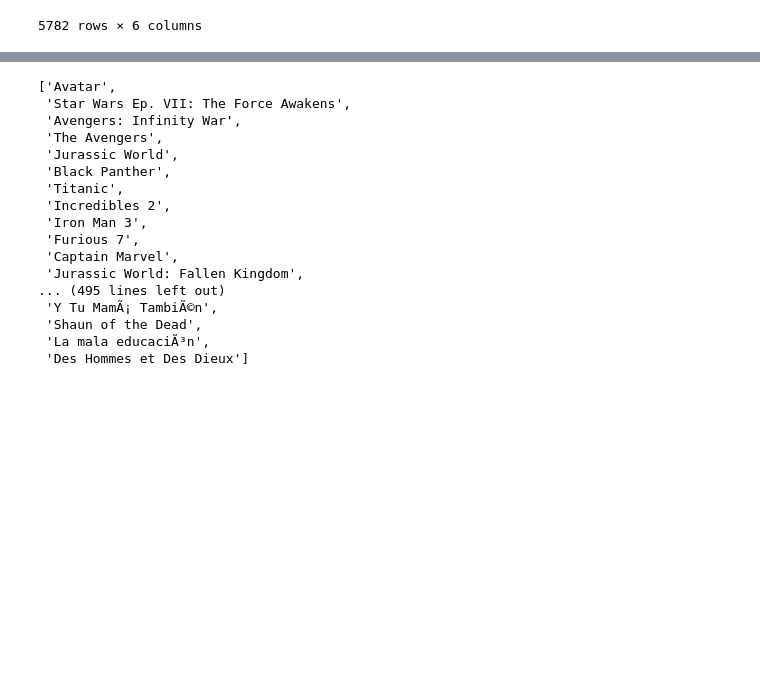
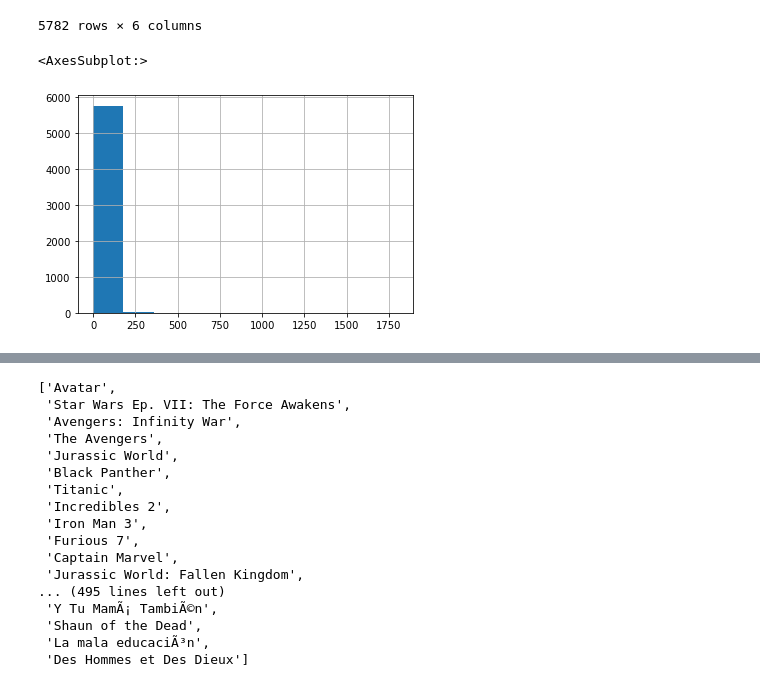
Before and after one commit to jmarkowi/Microsoft-Studios-Analysis, a Jupyter notebook: lorela_working_nb.ipynb, the cells around one changed output, grey strips where cells are left out. Saved outputs shown, nothing was run; the diff lists cells and outputs as text; code cells hidden in the pictures; blank space fills up the shorter version.

```diff
--- a/lorela_working_nb.ipynb
+++ b/lorela_working_nb.ipynb
@@ -41,3 +39,8 @@ movie_budgets["worldwide_profit"] = movie_budgets["worldwide_gross"] - movie_bud
 movie_budgets["domestic_roi"] = movie_budgets["domestic_profit"]/movie_budgets['production_budget']
 # %%
 movie_budgets["worldwide_roi"] = movie_budgets["worldwide_profit"]/movie_budgets["production_budget"]
+# %%
+movie_budgets['worldwide_roi'].hist()
+# %% [output]
+<AxesSubplot:>
+[figure, added]
```
Also changed, not shown: parts of 26 cells of this notebook.
